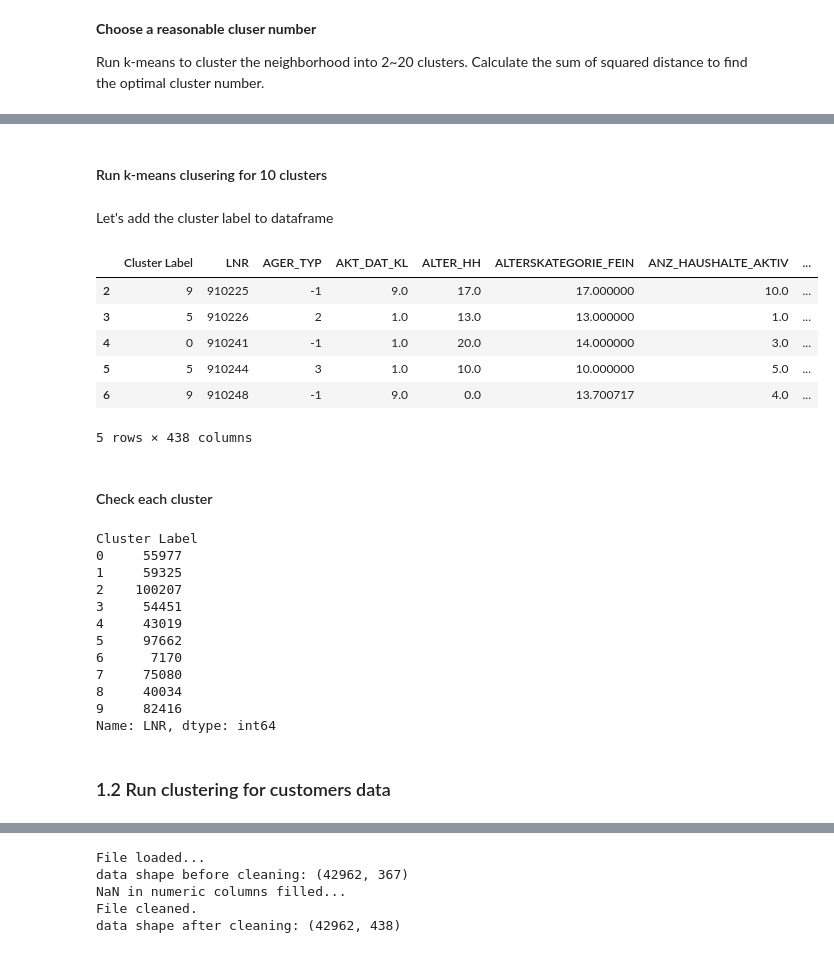
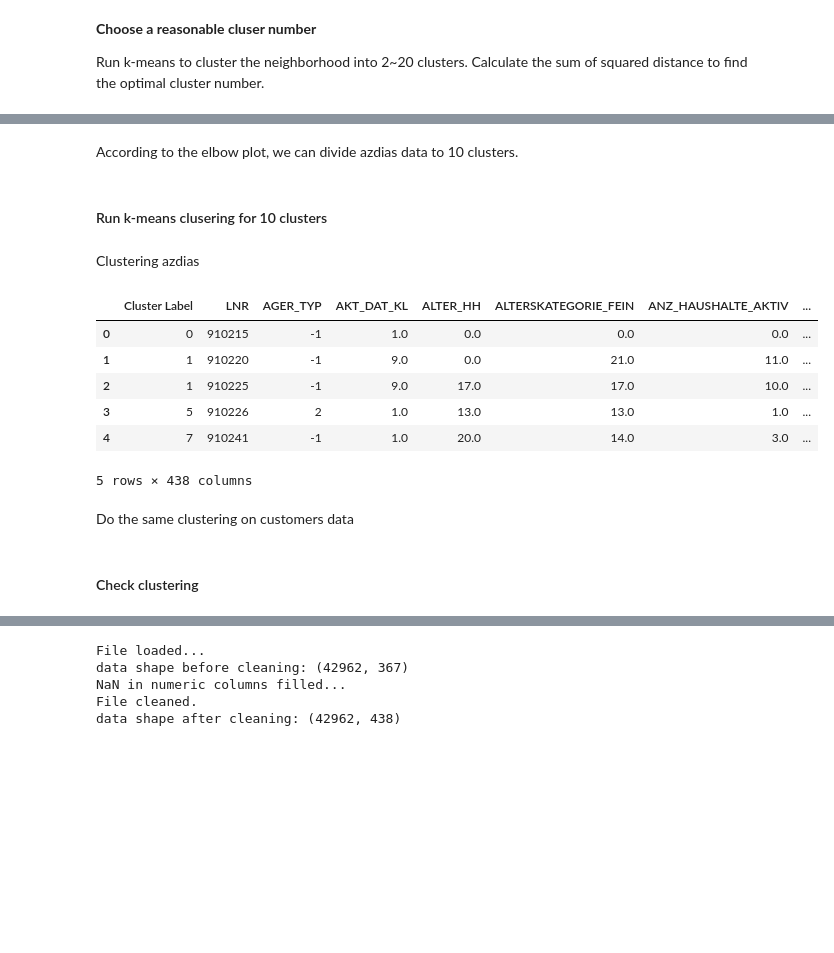
Before and after one commit to texcindy99/Arvato_Customer_Segmentation_Project, a Jupyter notebook: Arvato Project Workbook.ipynb, the cells around one changed output, grey strips where cells are left out. Saved outputs shown, nothing was run; the diff lists cells and outputs as text; code cells hidden in the pictures; blank space fills up the shorter version.

```diff
--- a/Arvato Project Workbook.ipynb
+++ b/Arvato Project Workbook.ipynb
@@ -323,4 +301,5 @@ def load_and_clean_data(file_name):
 # %%
-azdias_clean = load_and_clean_data('../../data/Term2/capstone/arvato_data/Udacity_AZDIAS_052018.csv')
+azd = load_and_clean_data('../../data/Term2/capstone/arvato_data/Udacity_AZDIAS_052018.csv')
+print('Cleaned azdias shape: {}'.format(azd.shape))
 # %% [output]
 File loaded...
@@ -337,7 +322,0 @@ azdias_clean.shape
-# %%
-# Standardize data for PCA
-azdias_std = StandardScaler().fit_transform(azdias_clean)
-print('Standardized data...')
-# Perform PCA
-pca = PCA().fit(azdias_std)
-print('PCA is done.')
@@ -368,0 +376,3 @@ azdias_principal= pd.DataFrame(data = principalComponents)
+# %%
+# Perform PCA on azdias
+azdias_pca, num_pca, pca = choose_principal_components(azd, percent=0.9)
@@ -404,3 +504,5 @@ choose_kmean_number(azdias_principal)
+# %% [markdown]
+According to the elbow plot, we can divide azdias data to 10 clusters.
 # %% [markdown]
 #### Run k-means clusering for 10 clusters
 # %%
@@ -413,6 +515,7 @@ def kmean_clustering(k, df_pca, df):
 
     OUTPUT
     df - original pandas dataframe with cluster label added to the first column
+    kmeans - KMeans clustering model
 
     This function groups df_pca into k clusters and add cluster labels to the original df
 
@@ -423,17 +526,19 @@ def kmean_clustering(k, df_pca, df):
     # add clustering labels to df
     df.insert(0, 'Cluster Label', kmeans.labels_)
 
-    return df
+    return df, kmeans
-# %% [markdown]
-Let's add the cluster label to dataframe
+# %% [markdown]
+Clustering azdias
 # %%
-azdias = kmean_clustering(kclusters=10, azdias_principal, azdias)
+azdias, kmeans = kmean_clustering(10, azdias_pca, azd)
 azdias.head()
 # %% [output]
 |  | Cluster Label | LNR | AGER_TYP | AKT_DAT_KL | ALTER_HH | ALTERSKATEGORIE_FEIN | ANZ_HAUSHALTE_AKTIV | ... |
-| 2 | 9 | 910225 | -1 | 9.0 | 17.0 | 17.000000 | 10.0 | ... |
-| 3 | 5 | 910226 | 2 | 1.0 | 13.0 | 13.000000 | 1.0 | ... |
-| 4 | 0 | 910241 | -1 | 1.0 | 20.0 | 14.000000 | 3.0 | ... |
-| 5 | 5 | 910244 | 3 | 1.0 | 10.0 | 10.000000 | 5.0 | ... |
-| 6 | 9 | 910248 | -1 | 9.0 | 0.0 | 13.700717 | 4.0 | ... |
+| 0 | 0 | 910215 | -1 | 1.0 | 0.0 | 0.0 | 0.0 | ... |
+| 1 | 1 | 910220 | -1 | 9.0 | 0.0 | 21.0 | 11.0 | ... |
+| 2 | 1 | 910225 | -1 | 9.0 | 17.0 | 17.0 | 10.0 | ... |
+| 3 | 5 | 910226 | 2 | 1.0 | 13.0 | 13.0 | 1.0 | ... |
+| 4 | 7 | 910241 | -1 | 1.0 | 20.0 | 14.0 | 3.0 | ... |
 5 rows × 438 columns
+# %% [markdown]
+Do the same clustering on customers data
@@ -440,19 +550,2 @@ azdias.head()
 # %% [markdown]
-#### Check each cluster
+#### Check clustering
-# %%
-azdias.groupby('Cluster Label').LNR.count()
-# %% [output]
-Cluster Label
-0     55977
-1     59325
-2    100207
-3     54451
-4     43019
-5     97662
-6      7170
-7     75080
-8     40034
-9     82416
-Name: LNR, dtype: int64
-# %% [markdown]
-### 1.2 Run clustering for customers data
```
Also changed, not shown: parts of 110 cells of this notebook.
